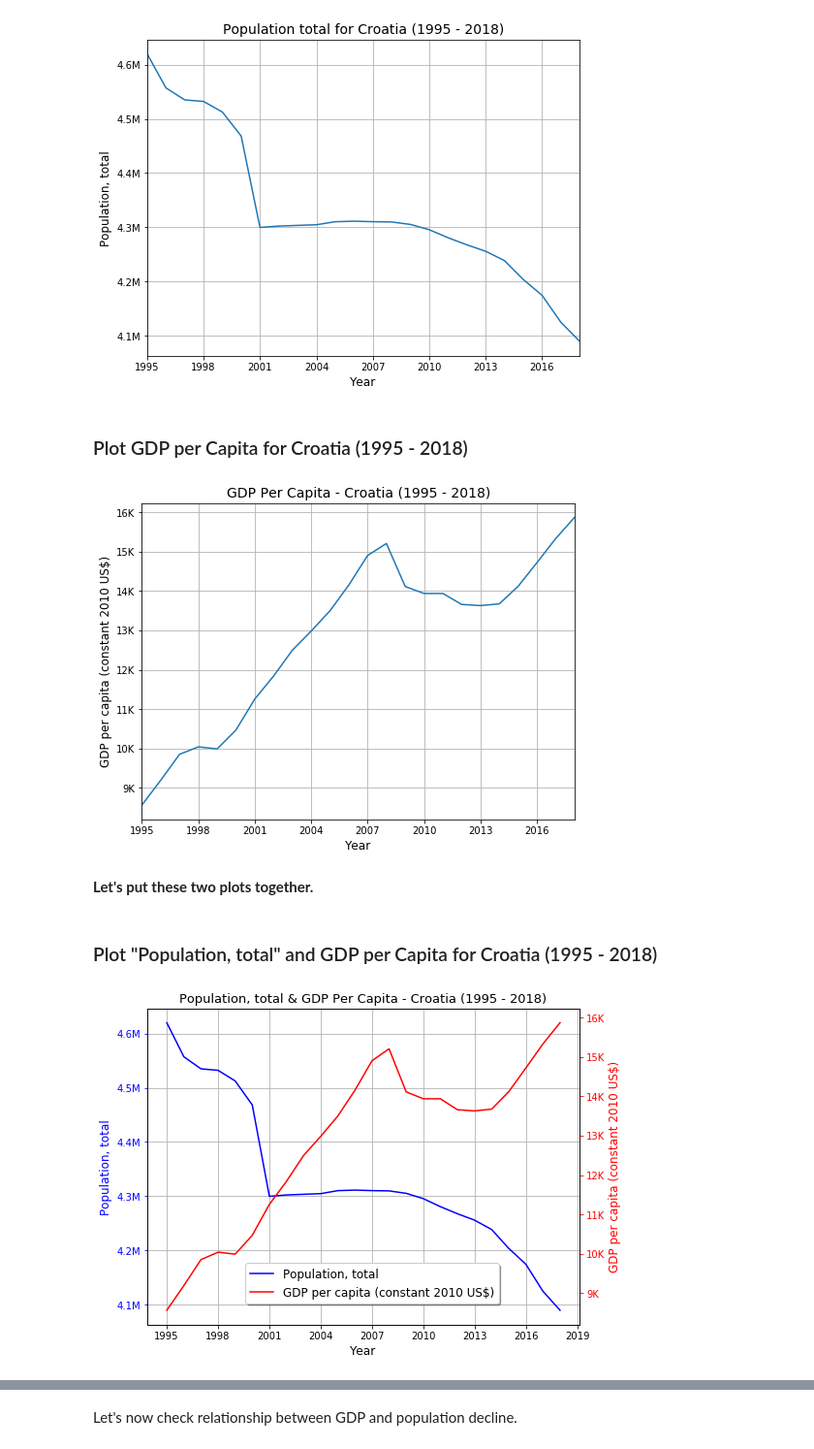
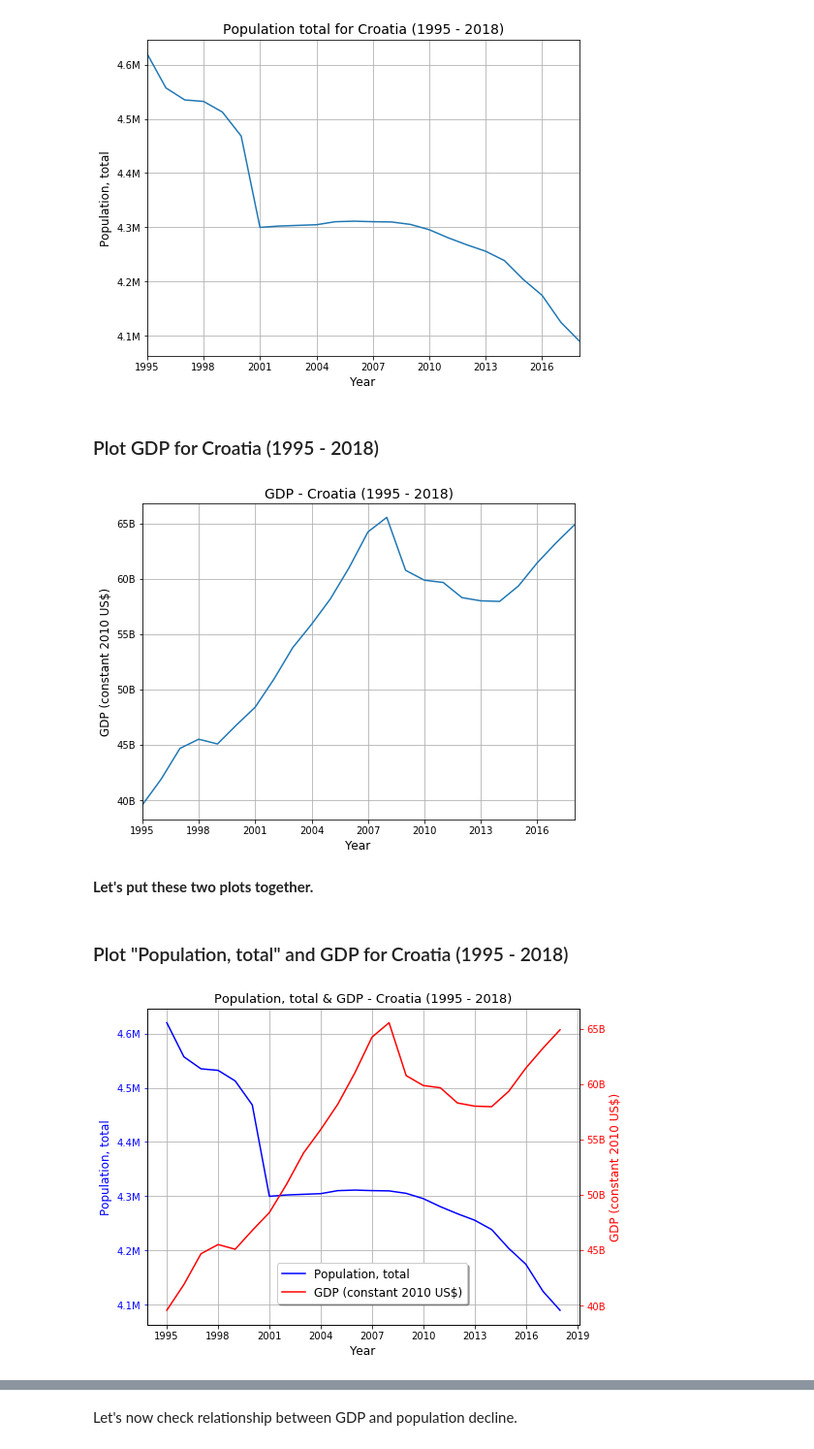
Before and after one commit to zunicd/Population-Trend-Croatia-2018, a Jupyter notebook: Croatia - Population Trend 1990 - 2018.ipynb, the cells around one changed output, grey strips where cells are left out. Shown at 97% size. Cells and saved outputs as stored; diff of their text form; code cells hidden in the pictures.

```diff
--- a/Croatia - Population Trend 1990 - 2018.ipynb
+++ b/Croatia - Population Trend 1990 - 2018.ipynb
@@ -91,5 +92,5 @@ print(df3i.IndicatorName.nunique())
 # %%
-# reshape dataframe to have 3 indicators as columns
-data = df3i.pivot_table(values='Value',columns=['IndicatorName'], index=['CountryName','CountryCode','Year'])
+# reshape dataframe to have 4 indicators as columns
+data = df4i.pivot_table(values='Value',columns=['IndicatorName'], index=['CountryName','CountryCode','Year'])
 data.head(2)
 # %% [output]
@@ -180,8 +183,9 @@ cols
  'Population, total']
 # %%
 # make shorter column names
-yugo = yugo.rename(columns={'GDP per capita (constant 2010 US$)':'GDPperCapita',
-                     'Net migration':'NetMigration',
-                     'Population, total':'PopulationTotal'})
+yugo = yugo.rename(columns={'GDP (constant 2010 US$)':'GDP',
+                            'GDP per capita (constant 2010 US$)':'GDPperCapita',
+                            'Net migration':'NetMigration',
+                            'Population, total':'PopulationTotal'})
 yugo.head(2)
 # %% [output]
@@ -504,7 +509,7 @@ GDP data for Croatia exist only from 1995. Because of that, we will limit popula
 # dataframe for Croatia
 cro = yugo[yugo['CountryName'].isin(['Croatia'])]
 # drop not needed columns
-gdp_cro = cro.drop(['NetMigration','PopulationTotal'],axis=1)
+gdp_cro = cro.drop(['GDPperCapita','NetMigration','PopulationTotal'],axis=1)
 # remove NaNs for GDP
 gdp_cro = gdp_cro.dropna()
 gdp_cro.head(2)
@@ -526,7 +530,7 @@ gdp_c.head(2)
 ### Prepare "Population, total" dataframes for Croatia
 # %%
 # drop not needed columns
-pop_cro = cro.drop(['NetMigration','GDPperCapita'],axis=1)
+pop_cro = cro.drop(['NetMigration','GDP','GDPperCapita'],axis=1)
 # keep only data starting with 1995
 pop_cro = pop_cro[pop_cro['Year'] > 1994]
 pop_cro.head(2)
@@ -568,13 +572,13 @@ plt.show()
 # %% [output]
 [figure]
 # %% [markdown]
-### Plot GDP per Capita for Croatia (1995 - 2018)
+### Plot GDP for Croatia (1995 - 2018)
 # %%
 # plt.figure() # create figure
 
 ax = gdp_c.plot(kind='line', figsize=(8, 6), legend=False)
 
-ax.set_title ('GDP Per Capita - Croatia (1995 - 2018)',fontsize=14)
+ax.set_title ('GDP - Croatia (1995 - 2018)',fontsize=14)
 ax.set_ylabel(cols[3],fontsize=12)
 ax.set_xlabel('Year',fontsize=12)
 ax.grid(True)
@@ -583,53 +587,53 @@ ax.grid(True)
 # and increase number of ticks
 ax.xaxis.set_major_locator(tkr.MaxNLocator(integer=True))
 # reformat tick labels with thousand's K and comma separator
-ax.yaxis.set_major_formatter(tkr.FuncFormatter(lambda x, p: "{:,.0f}K".format(x*1e-3)))
+ax.yaxis.set_major_formatter(tkr.FuncFormatter(lambda x, p: "{:,.0f}B".format(x*1e-9)))
 
 plt.show()
 #plt.savefig("./Figures/GDP_line.png")
 # %% [output]
-[figure, old version]
+[figure, new version]
 # %% [markdown]
 **Let's put these two plots together.**
 # %% [markdown]
-### Plot "Population, total" and GDP per Capita for Croatia (1995 - 2018)
+### Plot "Population, total" and GDP for Croatia (1995 - 2018)
 # %%
 # plot with 2 y-axes
 fig = plt.figure(figsize=(8,6))
 ax = fig.add_subplot(111)
-ax.set_title ('Population, total & GDP Per Capita - Croatia (1995 - 2018)', fontsize=13)
+ax.set_title ('Population, total & GDP - Croatia (1995 - 2018)', fontsize=13)
 
-y1_label = cols[5]
+y1_label = cols[6]
 y2_label = cols[3]
 
 ax.plot('Year', 'PopulationTotal','-b',data=pop_cro, label = y1_label)
 
 ax2 = ax.twinx()
-ax2.plot('Year', 'GDPperCapita', '-r', data=gdp_cro, label=y2_label)
+ax2.plot('Year', 'GDP', '-r', data=gdp_cro, label=y2_label)
 fig.legend(loc=8, bbox_to_anchor=(0.5, 0.132), fontsize=12, shadow=True)
 
 ax.grid(True)
 ax.set_xlabel('Year', fontsize=12)
 
 # Make the y-axis label, ticks and tick labels match the line color.
 ax.set_ylabel(y1_label, color='b', fontsize=12)
 ax.tick_params('y', colors='b')
 ax2.set_ylabel(y2_label, color='r', fontsize=12)
 ax2.tick_params('y', colors='r')
 
 # ensure that x-axis have integer-only tick labels
 # and increase number of ticks
 ax.xaxis.set_major_locator(tkr.MaxNLocator(integer=True))
 
 # reformat tick labels with million's M and comma separator
 ax.yaxis.set_major_formatter(tkr.FuncFormatter(lambda x, p: "{:,.1f}M".format(x*1e-6)))
-# reformat tick labels with thousand's K and comma separator
-ax2.yaxis.set_major_formatter(tkr.FuncFormatter(lambda x, p: "{:,.0f}K".format(x*1e-3)))
+# reformat tick labels with billion's B and comma separator
+ax2.yaxis.set_major_formatter(tkr.FuncFormatter(lambda x, p: "{:,.0f}B".format(x*1e-9)))
 
 plt.show()
 #fig.savefig("./Figures/population_GDP_line.png")
 # %% [output]
-[figure, old version]
+[figure, new version]
 # %% [markdown]
 - The Yugoslav wars heavily impacted population of Croatia for almost a decade
 - The Great Recession had a smaller but still significant negative impact to both, GDP and population, that lasted for many years
```
Also changed, not shown: parts of 34 cells of this notebook, 1 other file.
